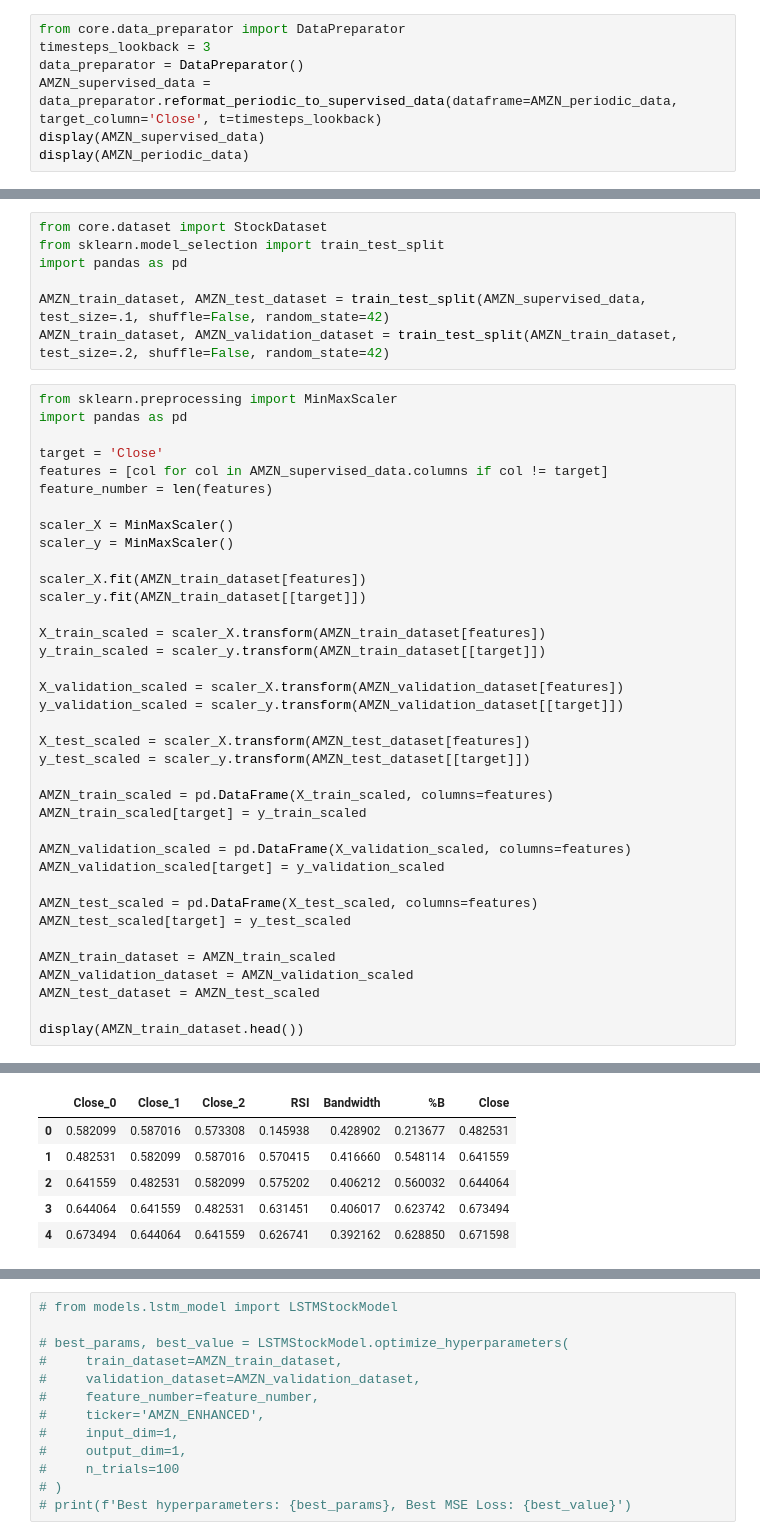
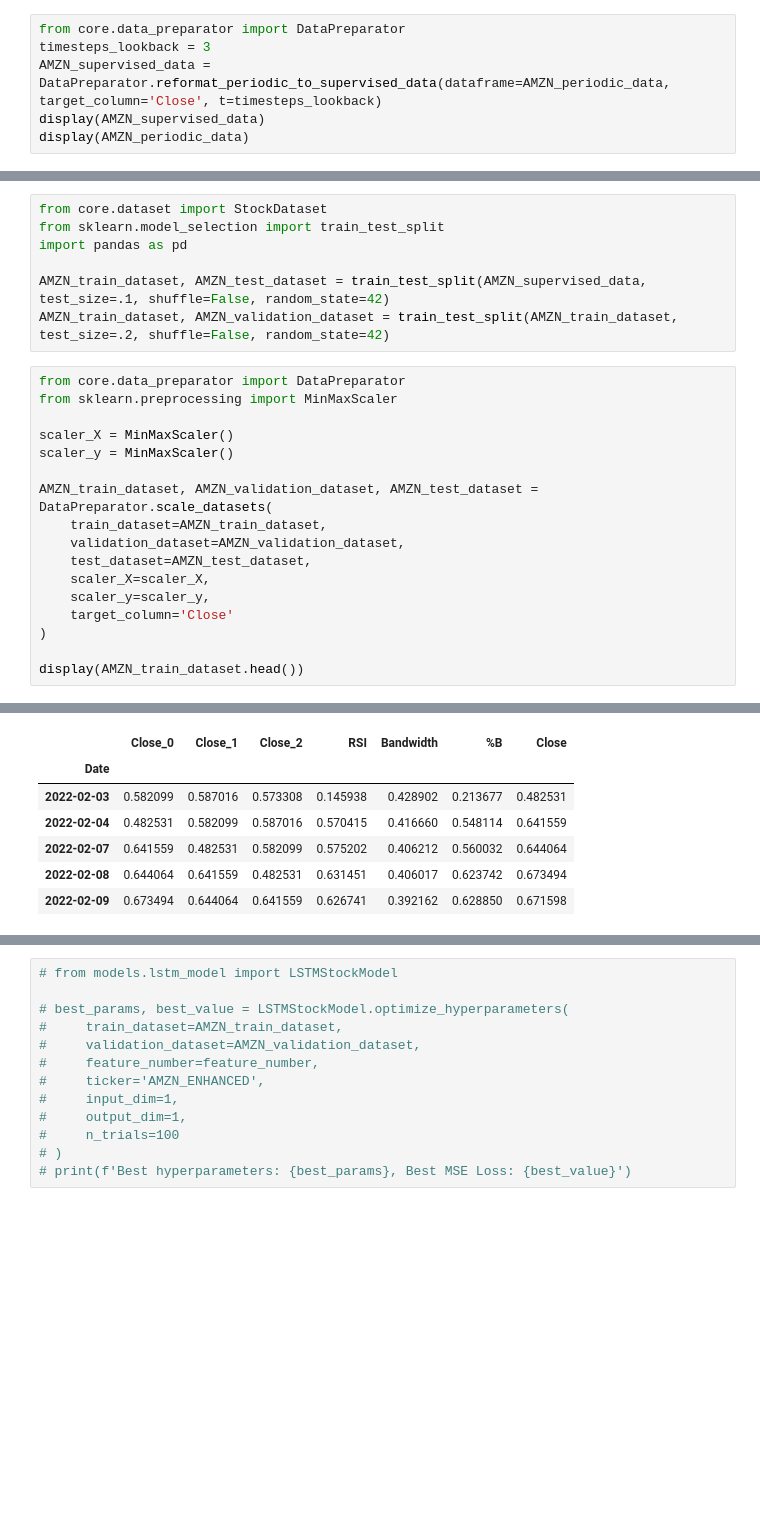
Before and after one commit to EmD4blju/kalman_stock_prediction, a Jupyter notebook: src/app/enhanced_model.ipynb, the cells around one changed output, grey strips where cells are left out. Drawn from its saved outputs; the diff is of its cells as text; blank space fills up the shorter version.

```diff
--- a/src/app/enhanced_model.ipynb
+++ b/src/app/enhanced_model.ipynb
@@ -32,8 +28,7 @@ plot_enhanced_features(AMZN_periodic_data)
 # %%
 from core.data_preparator import DataPreparator
 timesteps_lookback = 3
-data_preparator = DataPreparator()
-AMZN_supervised_data = data_preparator.reformat_periodic_to_supervised_data(dataframe=AMZN_periodic_data, target_column='Close', t=timesteps_lookback)
+AMZN_supervised_data = DataPreparator.reformat_periodic_to_supervised_data(dataframe=AMZN_periodic_data, target_column='Close', t=timesteps_lookback)
 display(AMZN_supervised_data)
 display(AMZN_periodic_data)
 # %% [output]
@@ -76,40 +70,20 @@ import pandas as pd
 AMZN_train_dataset, AMZN_test_dataset = train_test_split(AMZN_supervised_data, test_size=.1, shuffle=False, random_state=42)
 AMZN_train_dataset, AMZN_validation_dataset = train_test_split(AMZN_train_dataset, test_size=.2, shuffle=False, random_state=42)
 # %%
+from core.data_preparator import DataPreparator
 from sklearn.preprocessing import MinMaxScaler
-import pandas as pd
-
-target = 'Close'
-features = [col for col in AMZN_supervised_data.columns if col != target]
-feature_number = len(features)
 
 scaler_X = MinMaxScaler()
 scaler_y = MinMaxScaler()
 
-scaler_X.fit(AMZN_train_dataset[features])
-scaler_y.fit(AMZN_train_dataset[[target]])
-
-X_train_scaled = scaler_X.transform(AMZN_train_dataset[features])
-y_train_scaled = scaler_y.transform(AMZN_train_dataset[[target]])
-
-X_validation_scaled = scaler_X.transform(AMZN_validation_dataset[features])
-y_validation_scaled = scaler_y.transform(AMZN_validation_dataset[[target]])
-
-X_test_scaled = scaler_X.transform(AMZN_test_dataset[features])
-y_test_scaled = scaler_y.transform(AMZN_test_dataset[[target]])
-
-AMZN_train_scaled = pd.DataFrame(X_train_scaled, columns=features)
-AMZN_train_scaled[target] = y_train_scaled
-
-AMZN_validation_scaled = pd.DataFrame(X_validation_scaled, columns=features)
-AMZN_validation_scaled[target] = y_validation_scaled
-
-AMZN_test_scaled = pd.DataFrame(X_test_scaled, columns=features)
-AMZN_test_scaled[target] = y_test_scaled
-
-AMZN_train_dataset = AMZN_train_scaled
-AMZN_validation_dataset = AMZN_validation_scaled
-AMZN_test_dataset = AMZN_test_scaled
+AMZN_train_dataset, AMZN_validation_dataset, AMZN_test_dataset = DataPreparator.scale_datasets(
+    train_dataset=AMZN_train_dataset,
+    validation_dataset=AMZN_validation_dataset,
+    test_dataset=AMZN_test_dataset,
+    scaler_X=scaler_X,
+    scaler_y=scaler_y,
+    target_column='Close'
+)
 
 display(AMZN_train_dataset.head())
 # %% [output]
@@ -116,9 +91,10 @@ display(AMZN_train_dataset.head())
 |  | Close_0 | Close_1 | Close_2 | RSI | Bandwidth | %B | Close |
-| 0 | 0.582099 | 0.587016 | 0.573308 | 0.145938 | 0.428902 | 0.213677 | 0.482531 |
-| 1 | 0.482531 | 0.582099 | 0.587016 | 0.570415 | 0.416660 | 0.548114 | 0.641559 |
-| 2 | 0.641559 | 0.482531 | 0.582099 | 0.575202 | 0.406212 | 0.560032 | 0.644064 |
-| 3 | 0.644064 | 0.641559 | 0.482531 | 0.631451 | 0.406017 | 0.623742 | 0.673494 |
-| 4 | 0.673494 | 0.644064 | 0.641559 | 0.626741 | 0.392162 | 0.628850 | 0.671598 |
+| Date |  |  |  |  |  |  |  |
+| 2022-02-03 | 0.582099 | 0.587016 | 0.573308 | 0.145938 | 0.428902 | 0.213677 | 0.482531 |
+| 2022-02-04 | 0.482531 | 0.582099 | 0.587016 | 0.570415 | 0.416660 | 0.548114 | 0.641559 |
+| 2022-02-07 | 0.641559 | 0.482531 | 0.582099 | 0.575202 | 0.406212 | 0.560032 | 0.644064 |
+| 2022-02-08 | 0.644064 | 0.641559 | 0.482531 | 0.631451 | 0.406017 | 0.623742 | 0.673494 |
+| 2022-02-09 | 0.673494 | 0.644064 | 0.641559 | 0.626741 | 0.392162 | 0.628850 | 0.671598 |
 # %%
 AMZN_train_dataset = StockDataset(AMZN_train_dataset, ticker='AMZN_ENHANCED')
 AMZN_validation_dataset = StockDataset(AMZN_validation_dataset, ticker='AMZN_ENHANCED')
```
Also changed, not shown: parts of 10 cells of this notebook, 3 other files.
